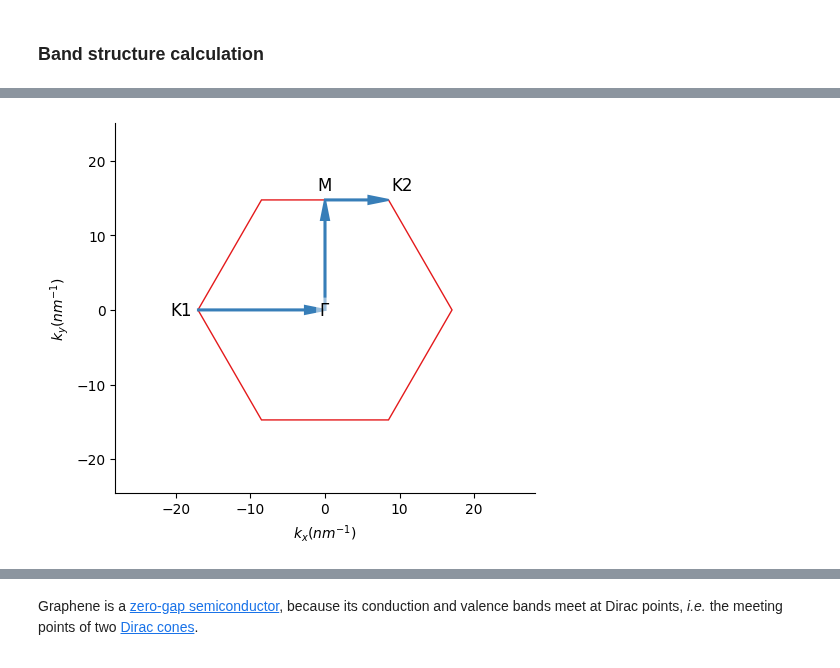
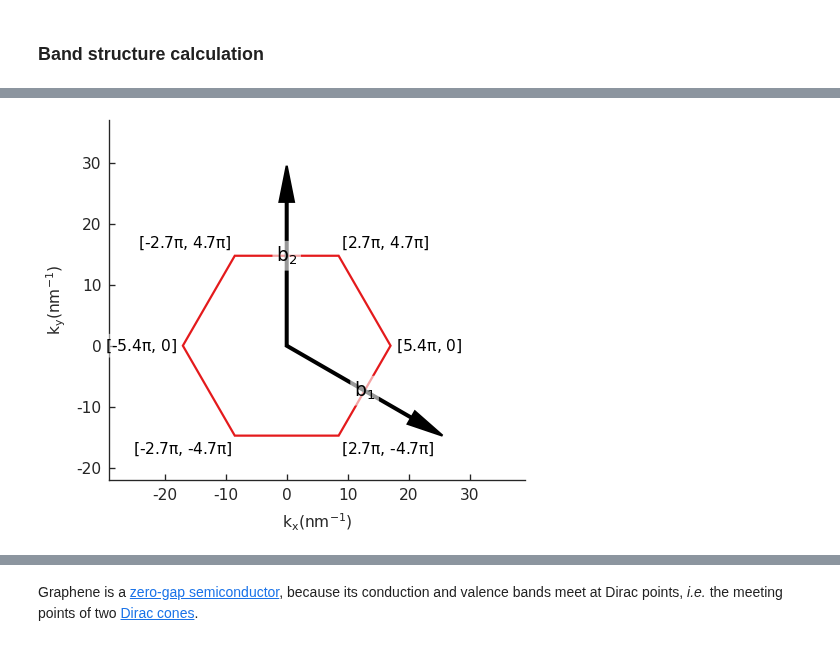
Before and after one commit to rpoteau/pyPhysChem, a Jupyter notebook: TB.ipynb, the cells around one changed output, grey strips where cells are left out. Saved outputs shown, nothing was run; the diff lists cells and outputs as text; code cells hidden in the pictures.

Commit message:
bug graphene TB

```diff
--- a/TB.ipynb
+++ b/TB.ipynb
@@ -815,14 +815,15 @@ Gmodel.plot()
 # %%
 Gsolver = pb.solver.lapack(Gmodel)
 
 Gamma = [0, 0]
 K1 = [-4*pi / (3*sqrt(3)*dCCg), 0]
 M = [0, 2*pi / (3*dCCg)]
 K2 = [2*pi / (3*sqrt(3)*dCCg), 2*pi / (3*dCCg)]
 
 kpLabels = point_labels=['K1', f'$\Gamma$', 'M', 'K2']
 
-Gmodel.lattice.plot_brillouin_zone(decorate=False)
-Gbands.plot_kpath(point_labels=kpLabels)
+Gmodel.lattice.plot_brillouin_zone(decorate=True)
+plt.show()
+Gbands = Gsolver.calc_bands(K1, Gamma, M, K2)
 # %% [output]
-[figure, old version]
+[figure, new version]
```
Also changed, not shown: parts of 6 cells of this notebook.
